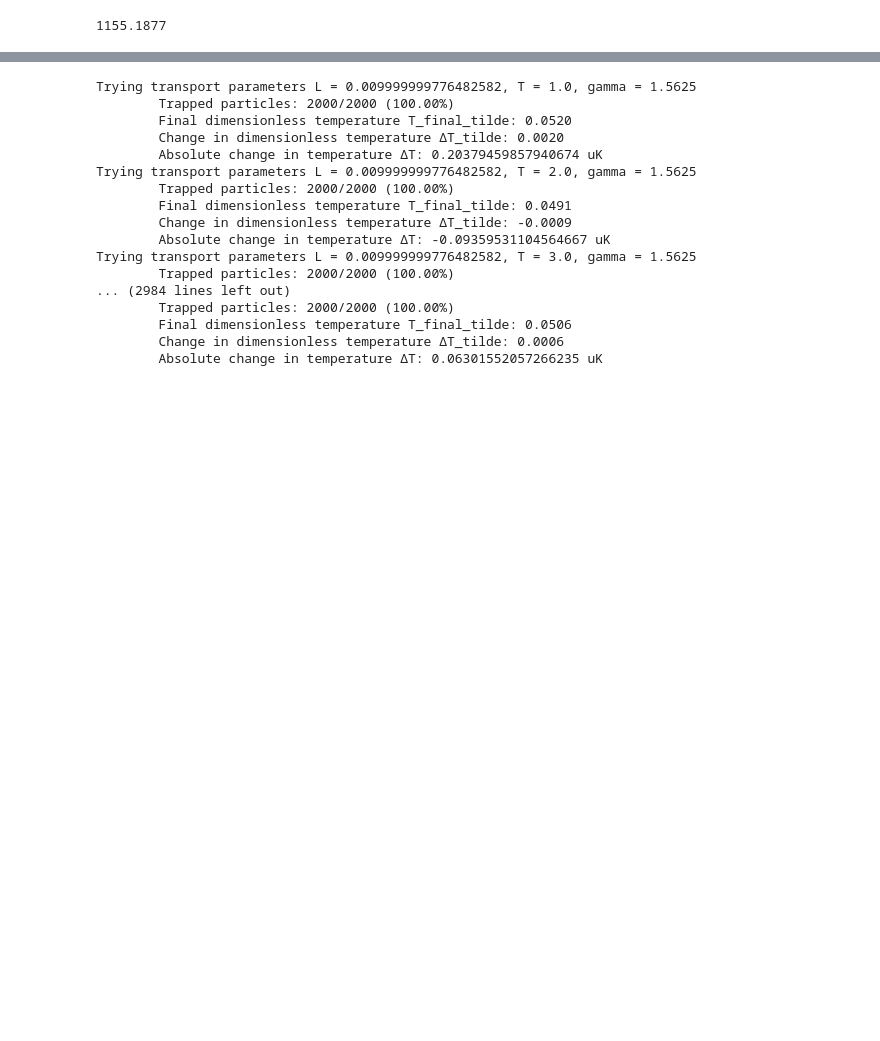
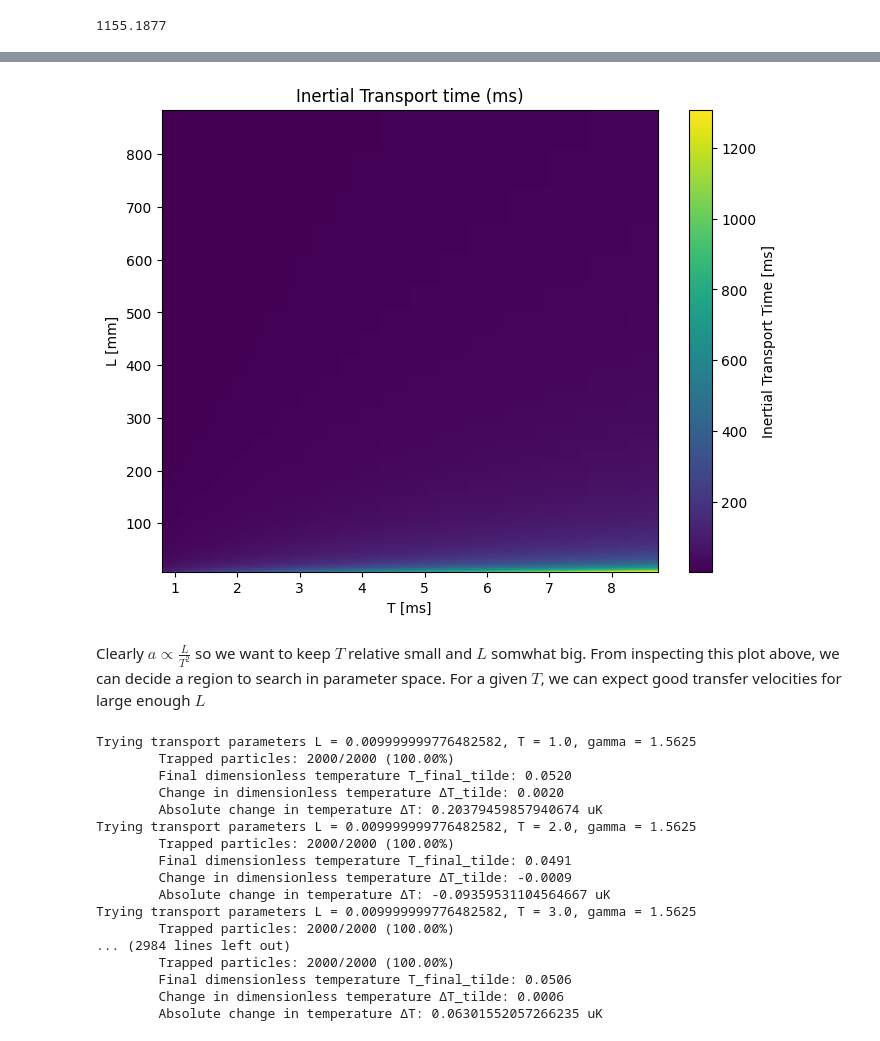
Before and after one commit to jorgegponce/sr-conveyor-belt, a Jupyter notebook: 1D_transport_simulation.ipynb, the cells around one changed output, grey strips where cells are left out. Drawn from its saved outputs; the diff is of its cells as text; code cells hidden in the pictures; blank space fills up the shorter version.

```diff
--- a/1D_transport_simulation.ipynb
+++ b/1D_transport_simulation.ipynb
@@ -360,3 +361,25 @@ plt.show()
+# %%
+# and we repeat the same plot with units so its easier to interpret
+
+plt.figure(figsize=(8, 6))
+plt.pcolormesh(
+    T_vals * (exp.Tc * 1e-6),   # dimensionless -> ns -> ms
+    L_vals * (exp.Lc * 1e-6),   # dimensionless -> nm -> mm
+    time_ms,
+    shading="auto",
+    cmap="viridis"
+)
+plt.colorbar(label="Inertial Transport Time [ms]")
+# plt.xscale("log")
+# plt.yscale("log")
+plt.xlabel("T [ms]")
+plt.ylabel("L [mm]")
+plt.title("Inertial Transport time (ms)")
+plt.show()
+# %% [output]
+[figure, added]
+# %% [markdown]
+Clearly $a \propto \frac{L}{T^2}$ so we want to keep $T$ relative small and $L$ somwhat big. From inspecting this plot above, we can decide a region to search in parameter space. For a given $T$, we can expect good transfer velocities for large enough $L$
 # %%
 gamma = 1.5625
 
```
Also changed, not shown: parts of 9 cells of this notebook.
